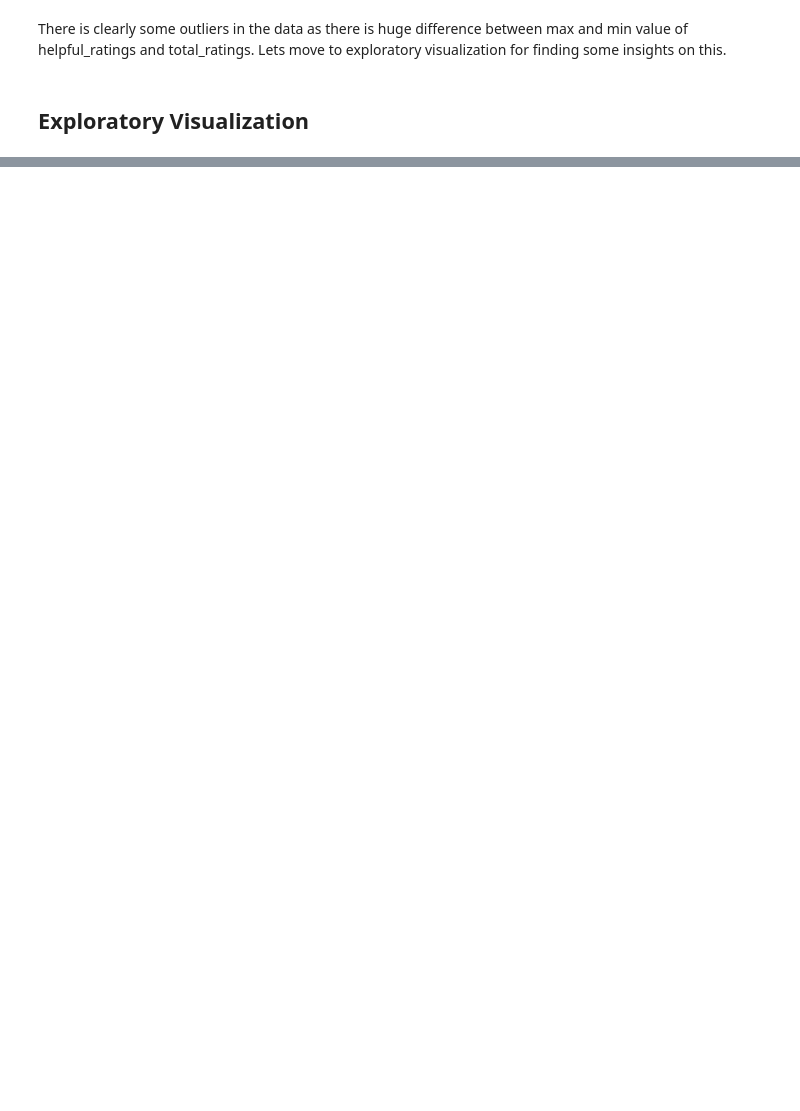
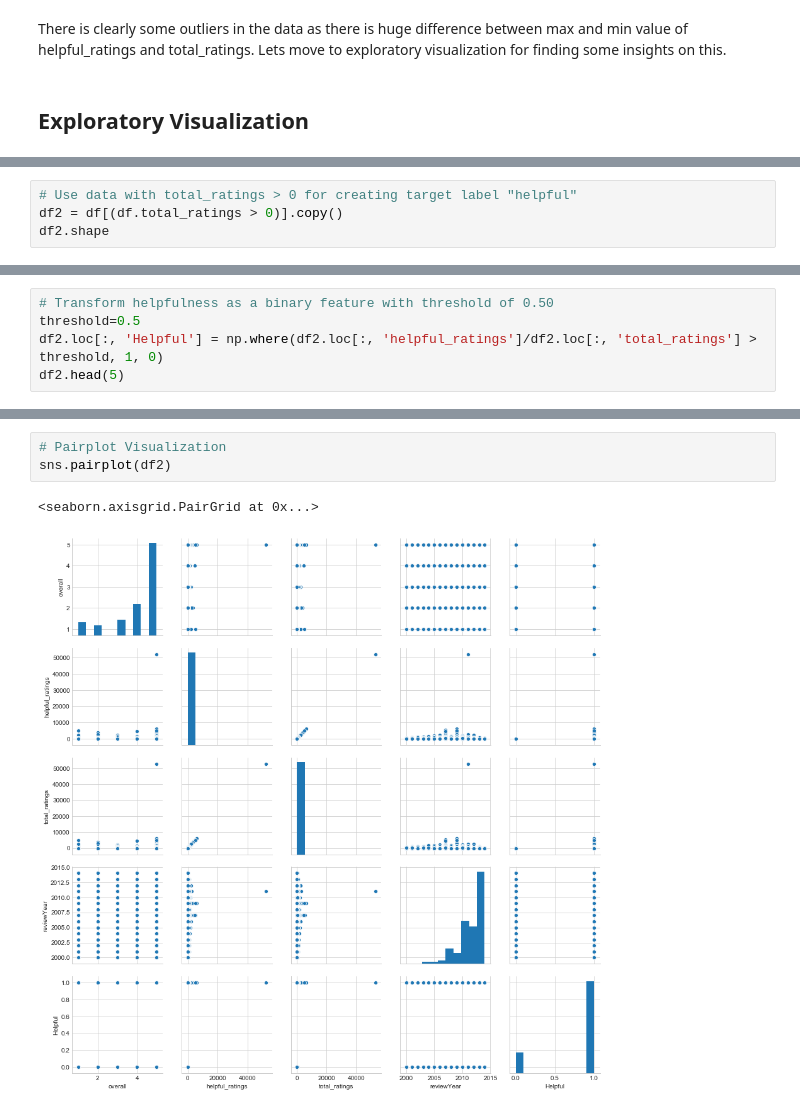
Before and after one commit to subhashree-ai/amazon-review-helpfulness-prediction, a Jupyter notebook: notebooks/amazon_review_helpfulness_prediction_analysis.ipynb, the cells around one changed output, grey strips where cells are left out. Saved outputs shown, nothing was run; the diff lists cells and outputs as text; blank space fills up the shorter version.

```diff
--- a/notebooks/amazon_review_helpfulness_prediction_analysis.ipynb
+++ b/notebooks/amazon_review_helpfulness_prediction_analysis.ipynb
@@ -101,0 +186,4 @@ There is clearly some outliers in the data as there is huge difference between m
+# %%
+# Use data with total_ratings > 0 for creating target label "helpful"
+df2 = df[(df.total_ratings > 0)].copy()
+df2.shape
@@ -101,0 +192,5 @@ There is clearly some outliers in the data as there is huge difference between m
+# %%
+# Transform helpfulness as a binary feature with threshold of 0.50
+threshold=0.5
+df2.loc[:, 'Helpful'] = np.where(df2.loc[:, 'helpful_ratings']/df2.loc[:, 'total_ratings'] > threshold, 1, 0)
+df2.head(5)
@@ -101,0 +212,6 @@ There is clearly some outliers in the data as there is huge difference between m
+# %%
+# Pairplot Visualization
+sns.pairplot(df2)
+# %% [output]
+<seaborn.axisgrid.PairGrid at 0x...>
+[figure, added]
```
Also changed, not shown: parts of 25 cells of this notebook.
